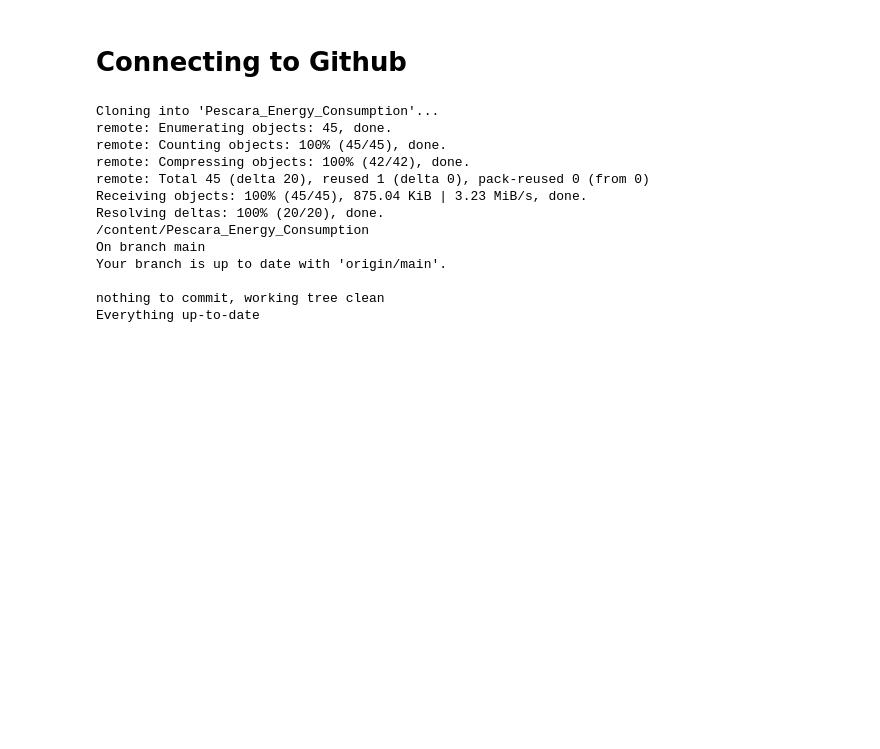
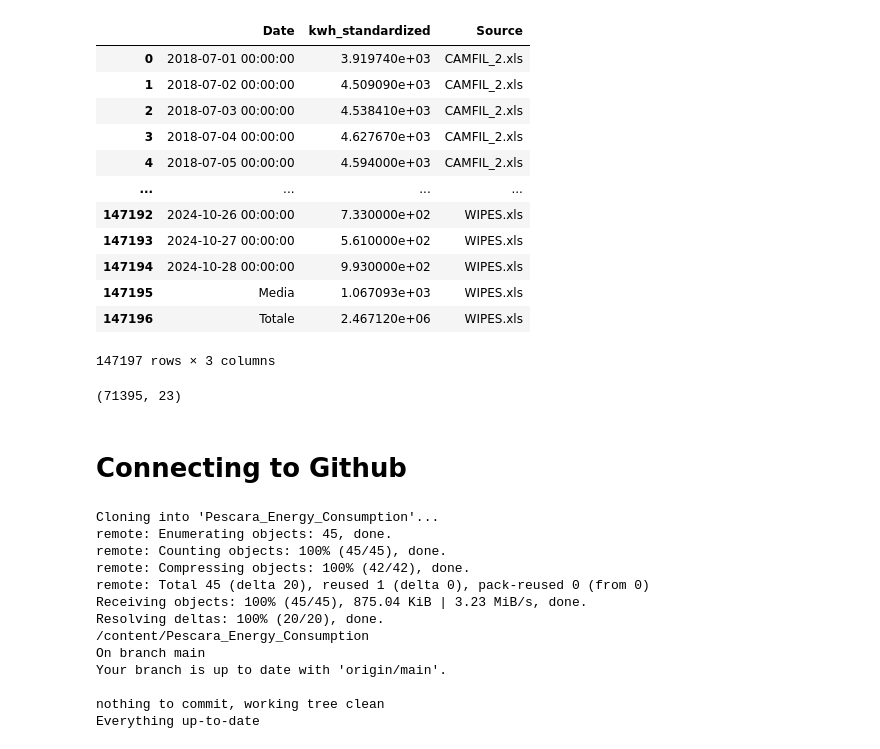
Before and after one commit to NiloofarSoltani-2/Pescara_Energy_Consumption, a Jupyter notebook: Niloofar_Soltani_Analysis.ipynb, the cells around one changed output. Cells and saved outputs as stored; diff of their text form; code cells hidden in the pictures; blank space fills up the shorter version.

```diff
--- a/Niloofar_Soltani_Analysis.ipynb
+++ b/Niloofar_Soltani_Analysis.ipynb
@@ -3,3 +19,23 @@
+# %%
+df_consumption
+# %% [output]
+|  | Date | kwh_standardized | Source |
+| 0 | 2018-07-01 00:00:00 | 3.919740e+03 | CAMFIL_2.xls |
+| 1 | 2018-07-02 00:00:00 | 4.509090e+03 | CAMFIL_2.xls |
+| 2 | 2018-07-03 00:00:00 | 4.538410e+03 | CAMFIL_2.xls |
+| 3 | 2018-07-04 00:00:00 | 4.627670e+03 | CAMFIL_2.xls |
+| 4 | 2018-07-05 00:00:00 | 4.594000e+03 | CAMFIL_2.xls |
+| ... | ... | ... | ... |
+| 147192 | 2024-10-26 00:00:00 | 7.330000e+02 | WIPES.xls |
+| 147193 | 2024-10-27 00:00:00 | 5.610000e+02 | WIPES.xls |
+| 147194 | 2024-10-28 00:00:00 | 9.930000e+02 | WIPES.xls |
+| 147195 | Media | 1.067093e+03 | WIPES.xls |
+| 147196 | Totale | 2.467120e+06 | WIPES.xls |
+147197 rows × 3 columns
+# %%
+df_msu.shape
+# %% [output]
+(71395, 23)
 # %% [markdown]
 # **Connecting to Github**
 # %%
```
Also changed, not shown: parts of 1 cell of this notebook.
